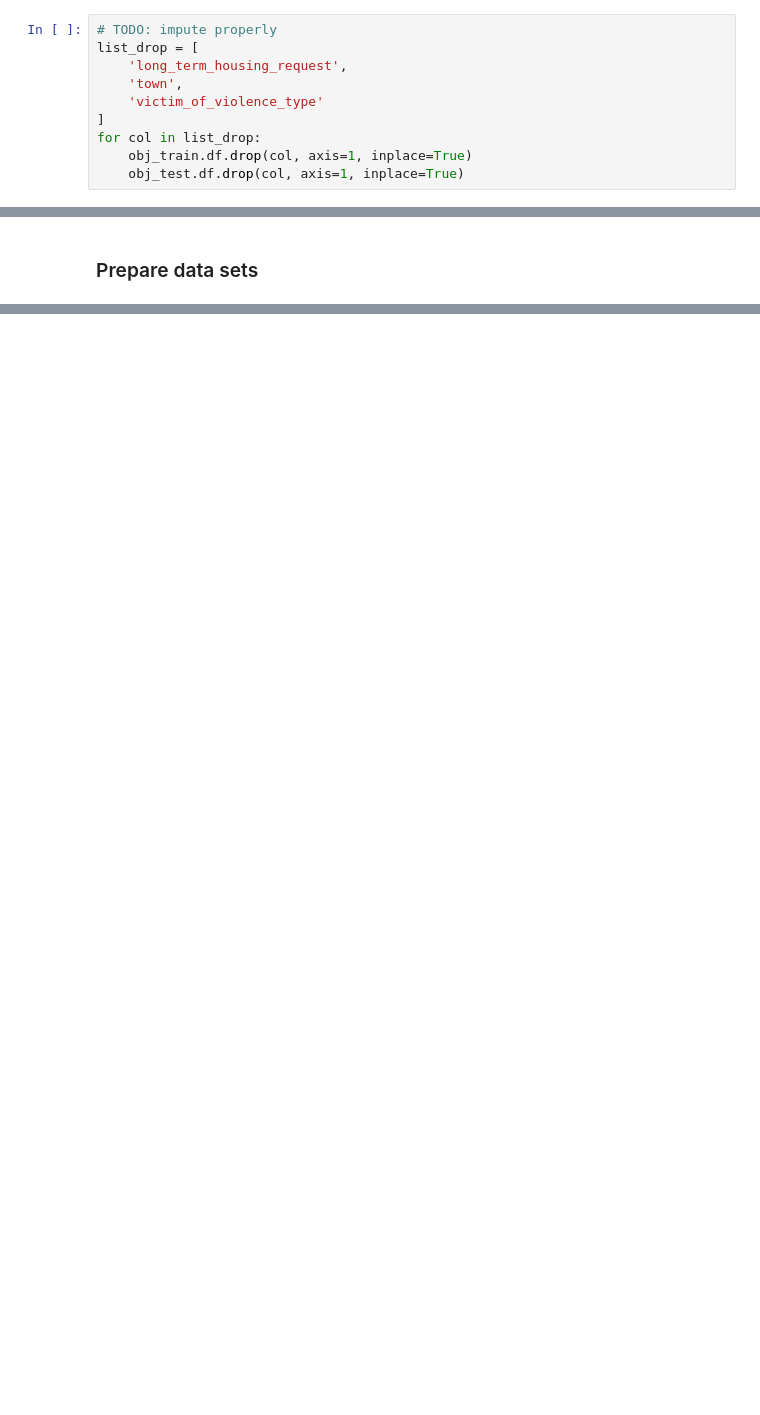
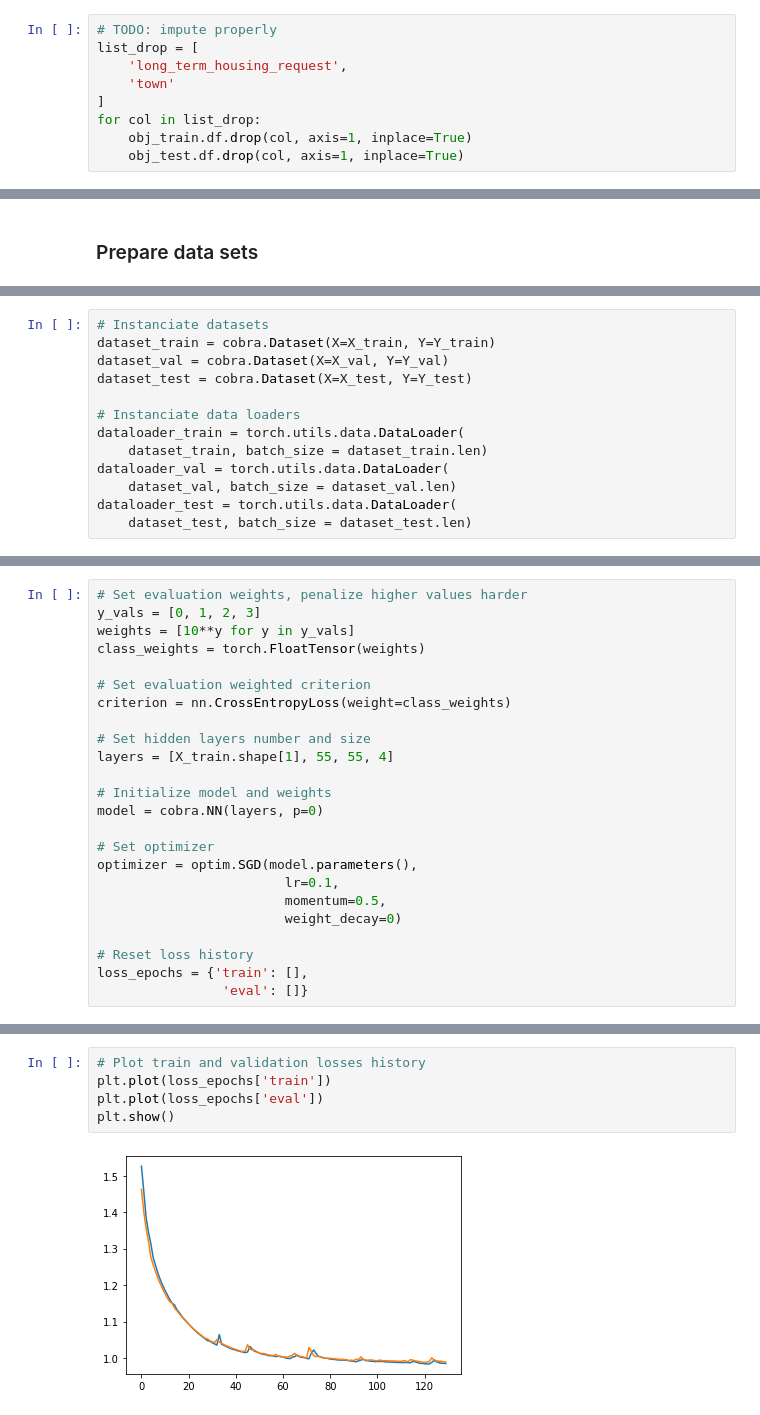
Before and after one commit to AlexisBogroff/Contests, a Jupyter notebook: Predictions/Emergency_housing/data_exploration.ipynb, the cells around one changed output, grey strips where cells are left out. Drawn from its saved outputs; the diff is of its cells as text; blank space fills up the shorter version.

Commit message:
Model loss .994 no cheat + saved weights

```diff
--- a/Predictions/Emergency_housing/data_exploration.ipynb
+++ b/Predictions/Emergency_housing/data_exploration.ipynb
@@ -770,8 +748,7 @@ Name: child_situation, dtype: int64
 # TODO: impute properly
 list_drop = [
     'long_term_housing_request',
-    'town',
-    'victim_of_violence_type'
+    'town'
 ]
 for col in list_drop:
     obj_train.df.drop(col, axis=1, inplace=True)
@@ -1365,0 +1031,13 @@ requests_train['housing_situation_id'].hist()
+# %%
+# Instanciate datasets
+dataset_train = cobra.Dataset(X=X_train, Y=Y_train)
+dataset_val = cobra.Dataset(X=X_val, Y=Y_val)
+dataset_test = cobra.Dataset(X=X_test, Y=Y_test)
+
+# Instanciate data loaders
+dataloader_train = torch.utils.data.DataLoader(
+    dataset_train, batch_size = dataset_train.len)
+dataloader_val = torch.utils.data.DataLoader(
+    dataset_val, batch_size = dataset_val.len)
+dataloader_test = torch.utils.data.DataLoader(
+    dataset_test, batch_size = dataset_test.len)
@@ -1365,0 +1046,24 @@ requests_train['housing_situation_id'].hist()
+# %%
+# Set evaluation weights, penalize higher values harder
+y_vals = [0, 1, 2, 3]
+weights = [10**y for y in y_vals]
+class_weights = torch.FloatTensor(weights)
+
+# Set evaluation weighted criterion
+criterion = nn.CrossEntropyLoss(weight=class_weights)
+
+# Set hidden layers number and size
+layers = [X_train.shape[1], 55, 55, 4]
+
+# Initialize model and weights
+model = cobra.NN(layers, p=0)
+
+# Set optimizer
+optimizer = optim.SGD(model.parameters(),
+                        lr=0.1,
+                        momentum=0.5,
+                        weight_decay=0)
+
+# Reset loss history
+loss_epochs = {'train': [],
+                'eval': []}
@@ -1365,0 +1152,7 @@ requests_train['housing_situation_id'].hist()
+# %%
+# Plot train and validation losses history
+plt.plot(loss_epochs['train'])
+plt.plot(loss_epochs['eval'])
+plt.show()
+# %% [output]
+[figure, added]
```
Also changed, not shown: parts of 57 cells of this notebook, 3 other files.
